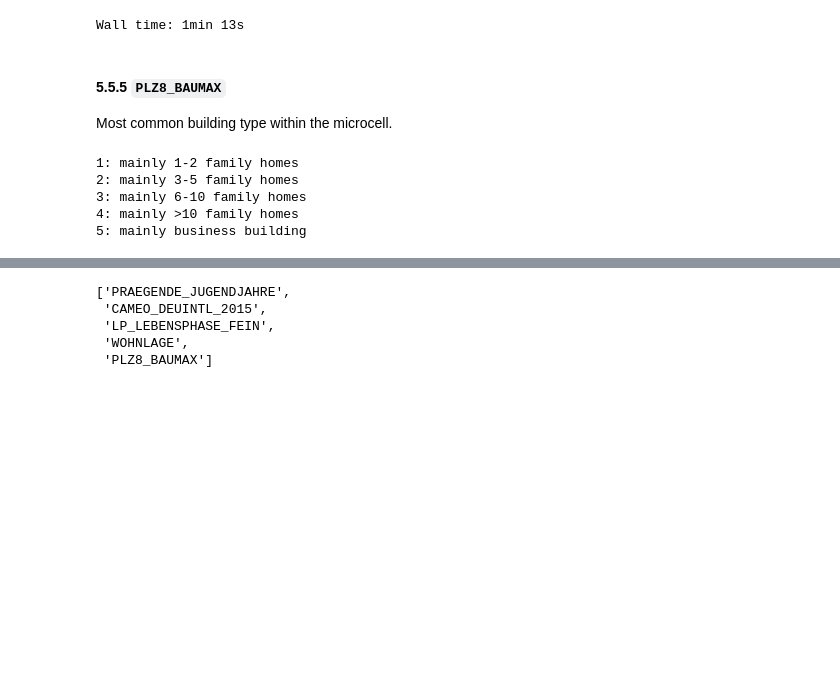
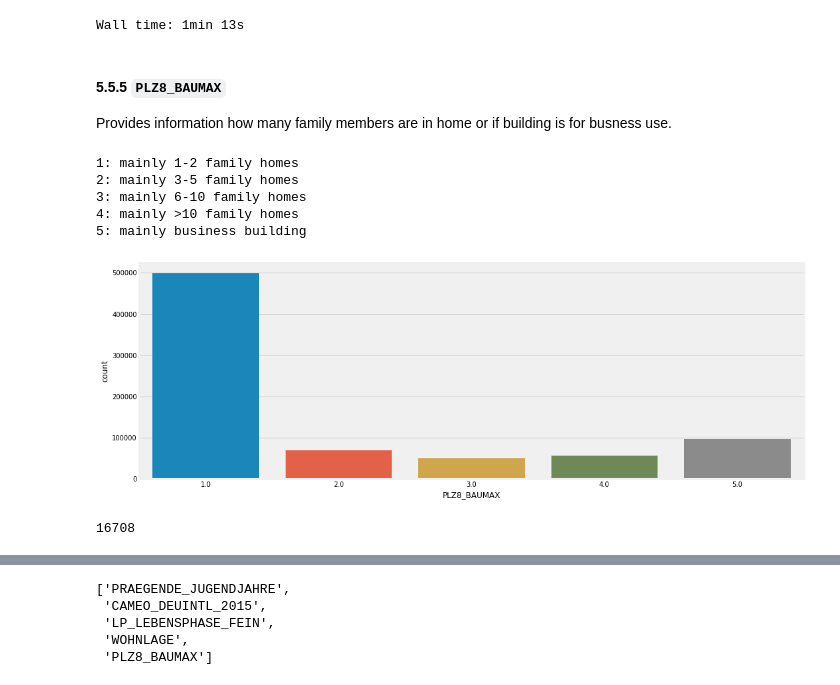
Before and after one commit to TK-Problem/nano_degree_DS, a Jupyter notebook: Capstone_project/Arvato_Project_Workbook.ipynb, the cells around one changed output, grey strips where cells are left out. Saved outputs shown, nothing was run; the diff lists cells and outputs as text; code cells hidden in the pictures; blank space fills up the shorter version.

```diff
--- a/Capstone_project/Arvato_Project_Workbook.ipynb
+++ b/Capstone_project/Arvato_Project_Workbook.ipynb
@@ -1805,7 +1805,3 @@ customers_8 = customers_8.merge(_, left_index=True, right_index=True);
 customers_8 = customers_8.drop(["WOHNLAGE"], axis=1);
 # %% [output]
 Wall time: 1min 13s
-# %% [markdown]
-#### 5.5.5 `PLZ8_BAUMAX`
-
-Most common building type within the microcell.
@@ -1814,3 +1808,7 @@ Most common building type within the microcell.
+# %% [markdown]
+#### 5.5.5 `PLZ8_BAUMAX`
+
+Provides information how many family members are in home or if building is for busness use.
 # %%
 # investigate "PLZ8_BAUMAX" mixed-type meanings
 
@@ -1825,3 +1823,13 @@ for _ in range(len(_meanings)):
 3: mainly 6-10 family homes
 4: mainly >10 family homes
 5: mainly business building
+# %%
+# Investigate "PLZ8_BAUMAX" and engineer two new variables and visualize
+plt.figure(figsize=(16, 6))
+sns.countplot(x="PLZ8_BAUMAX", data=azdias_8);
+# %% [output]
+[figure, added]
+# %%
+azdias_8.PLZ8_BAUMAX.isna().sum()
+# %% [output]
+16708
```
Also changed, not shown: parts of 11 cells of this notebook.
